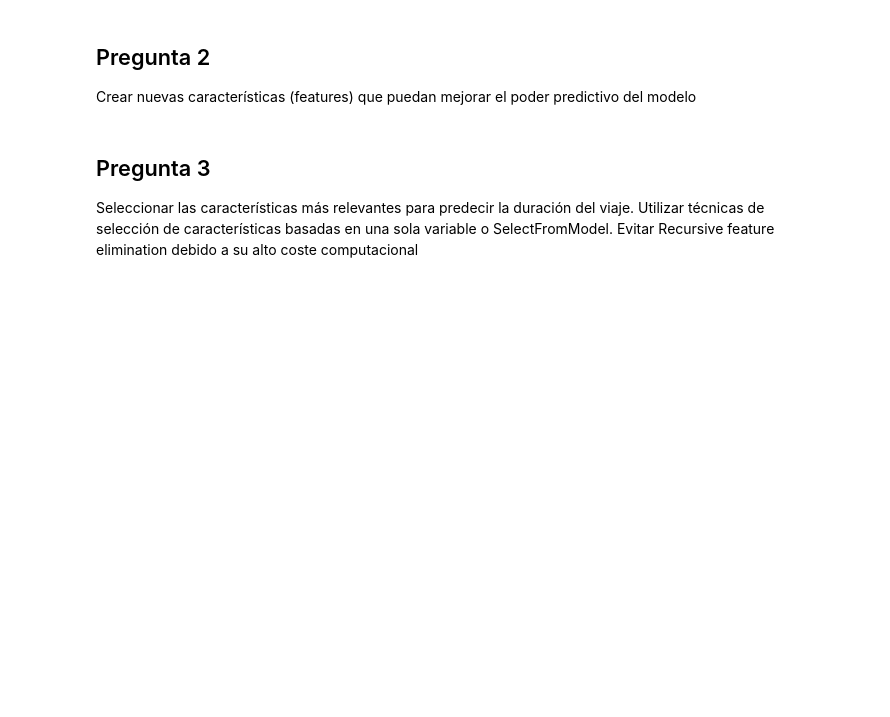
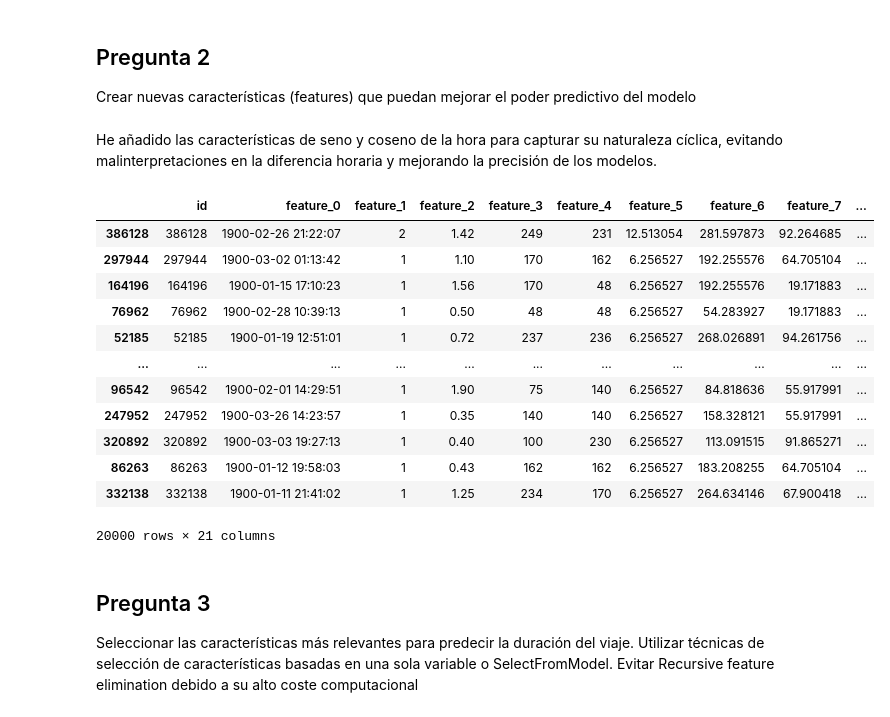
Before and after one commit to alvaropdr10/alvaro_2, a Jupyter notebook: practica_2.ipynb, the cells around one changed output. Cells and saved outputs as stored; diff of their text form; code cells hidden in the pictures; blank space fills up the shorter version.

```diff
--- a/practica_2.ipynb
+++ b/practica_2.ipynb
@@ -177,6 +177,40 @@ plt.show()
 
 Crear nuevas características (features) que puedan mejorar
 el poder predictivo del modelo
+# %%
+# Convertir a string primero
+uber_data['feature_0'] = uber_data['feature_0'].astype(str)
+
+# Dividir la fecha y la hora en componentes
+uber_data['month'] = uber_data['feature_0'].str.split('-', expand=True)[0].astype(int)
+uber_data['day'] = uber_data['feature_0'].str.split('-', expand=True)[1].str.split(' ', expand=True)[0].astype(int)
+uber_data['hour'] = uber_data['feature_0'].str.split(' ', expand=True)[1].str.split(':', expand=True)[0].astype(int)
+uber_data['minute'] = uber_data['feature_0'].str.split(' ', expand=True)[1].str.split(':', expand=True)[1].astype(int)
+
+# Calcular el día de la semana (0 = Lunes, 6 = Domingo) asumiendo que el 01-01 es un Lunes
+uber_data['day_of_week'] = (uber_data['day'] - 1) % 7
+
+# Funciones trigonométricas de la hora del día
+uber_data['sin_hour'] = np.sin(2*np.pi*uber_data['hour']/24)
+uber_data['cos_hour'] = np.cos(2*np.pi*uber_data['hour']/24)
+# %% [markdown]
+He añadido las características de seno y coseno de la hora para capturar su naturaleza cíclica, evitando malinterpretaciones en la diferencia horaria y mejorando la precisión de los modelos.
+# %%
+uber_data
+# %% [output]
+|  | id | feature_0 | feature_1 | feature_2 | feature_3 | feature_4 | feature_5 | feature_6 | feature_7 | ... |
+| 386128 | 386128 | 1900-02-26 21:22:07 | 2 | 1.42 | 249 | 231 | 12.513054 | 281.597873 | 92.264685 | ... |
+| 297944 | 297944 | 1900-03-02 01:13:42 | 1 | 1.10 | 170 | 162 | 6.256527 | 192.255576 | 64.705104 | ... |
+| 164196 | 164196 | 1900-01-15 17:10:23 | 1 | 1.56 | 170 | 48 | 6.256527 | 192.255576 | 19.171883 | ... |
+| 76962 | 76962 | 1900-02-28 10:39:13 | 1 | 0.50 | 48 | 48 | 6.256527 | 54.283927 | 19.171883 | ... |
+| 52185 | 52185 | 1900-01-19 12:51:01 | 1 | 0.72 | 237 | 236 | 6.256527 | 268.026891 | 94.261756 | ... |
+| ... | ... | ... | ... | ... | ... | ... | ... | ... | ... | ... |
+| 96542 | 96542 | 1900-02-01 14:29:51 | 1 | 1.90 | 75 | 140 | 6.256527 | 84.818636 | 55.917991 | ... |
+| 247952 | 247952 | 1900-03-26 14:23:57 | 1 | 0.35 | 140 | 140 | 6.256527 | 158.328121 | 55.917991 | ... |
+| 320892 | 320892 | 1900-03-03 19:27:13 | 1 | 0.40 | 100 | 230 | 6.256527 | 113.091515 | 91.865271 | ... |
+| 86263 | 86263 | 1900-01-12 19:58:03 | 1 | 0.43 | 162 | 162 | 6.256527 | 183.208255 | 64.705104 | ... |
+| 332138 | 332138 | 1900-01-11 21:41:02 | 1 | 1.25 | 234 | 170 | 6.256527 | 264.634146 | 67.900418 | ... |
+20000 rows × 21 columns
 # %% [markdown]
 <h2 id="p_1_3">Pregunta 3</h2>
 
```
Also changed, not shown: parts of 4 cells of this notebook.
